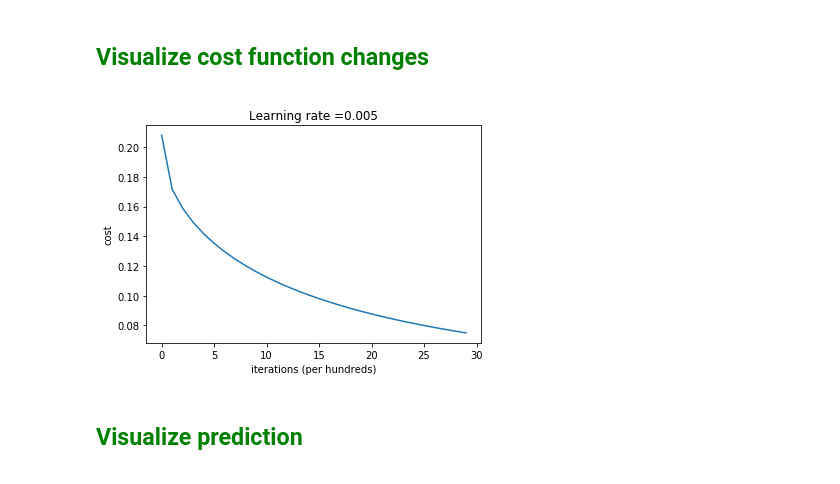
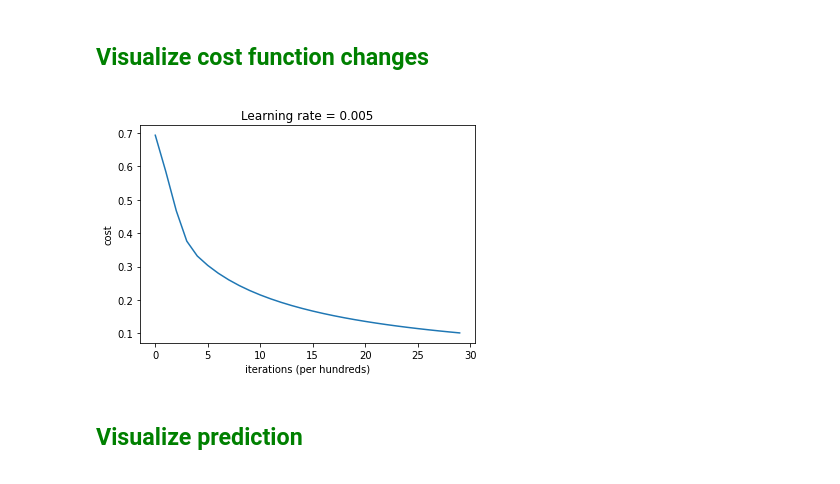
Before and after one commit to MykolaHavrylov/DS_kemp, a Jupyter notebook: lesson_7_log_regr_svm_etc/lesson_7_logistic_regression_hometask.ipynb, the cells around one changed output. Saved outputs shown, nothing was run; the diff lists cells and outputs as text; code cells hidden in the pictures.

```diff
--- a/lesson_7_log_regr_svm_etc/lesson_7_logistic_regression_hometask.ipynb
+++ b/lesson_7_log_regr_svm_etc/lesson_7_logistic_regression_hometask.ipynb
@@ -215,7 +220,7 @@ def sigmoid(z):
 
     # YOUR_CODE. Implement sigmoid function
     # START_CODE
-    g = None
+    g = 1 / (1 + np.exp(-z))
     # END_CODE
 
     return g
@@ -415,7 +422,7 @@ def optimize(w, b, X, Y, num_iterations, learning_rate, C= 1, verbose = False):
 
         # YOUR_CODE.  Call to compute cost and gradient
         # START_CODE
-        grads, cost = None, None
+        grads, cost = propagate(w, b, X, Y)
         # END_CODE
 
         # Retrieve derivatives from grads
@@ -424,8 +431,8 @@ def optimize(w, b, X, Y, num_iterations, learning_rate, C= 1, verbose = False):
 
         # YOUR_CODE.  Update paramaters
         # START_CODE
-        w = None
-        b = None
+        w = w - learning_rate * dJ_dw
+        b = b - learning_rate * dJ_db
         # END_CODE
 
         # Record the costs
@@ -484,7 +491,7 @@ db = 0.2084129285706479
 2. Convert the entries of a into 0 (if activation <= 0.5) or 1 (if activation > 0.5), store the predictions in a vector `Y_prediction`. Try to avoid `for loop`  but use  vectorized way if possible.
 # %%
 def predict(w, b, X):
-    '''
+    """
     Predict whether the label is 0 or 1 using learned logistic regression parameters (w, b)
 
     Arguments:
@@ -494,21 +501,22 @@ def predict(w, b, X):
 
     Returns:
     Y_prediction - a numpy array of shape (number of examples, 1) containing all predictions (0/1) for the examples in X
-    '''
-    m,n = X.shape
-    assert (w.shape==(1,n))
+    """
+    m, n = X.shape
+    assert w.shape == (1, n)
 
     # YOUR_CODE.  Compute "A" predicting the probabilities of a cat being present in the picture
     # START_CODE
-    A= None
+    A = sigmoid(b + X @ w.T)
     # END_CODE
 
     # YOUR_CODE.  Convert probabilities to actual predictions 0 or 1
     # START_CODE
-    Y_prediction = None
+    vectorize = np.vectorize(lambda A: 1 if A > 0.5 else 0)
+    Y_prediction = vectorize(A)
     # END_CODE
 
-    assert(Y_prediction.shape == (m, 1))
+    assert Y_prediction.shape == (m, 1)
 
     return Y_prediction
 # %% [markdown]
@@ -565,20 +573,20 @@ def model(X_train, Y_train, X_test, Y_test, num_iterations = 2000, learning_rate
     # START_CODE
 
     #  initialize parameters
-    dim = None
-    w, b = None, None
+    dim = num_px * num_px * 3
+    w, b = np.zeros((1, dim)), 0
 
     # run gradient descent
-    parameters, grads, costs = None, None,None
+    parameters, grads, costs = optimize(w, b, X_train, Y_train, num_iterations, learning_rate, verbose = False)
 
 
     # retrieve parameters w and b from dictionary "parameters"
-    w = None
-    b = None
+    w = parameters['w']
+    b = parameters['b']
 
     # predict test/train set examples
-    Y_prediction_test = None
-    Y_prediction_train = None
+    Y_prediction_test = predict(w, b, X_test)
+    Y_prediction_train = predict(w, b, X_train)
     # END_CODE
 
     # Print train/test Errors
@@ -656,14 +649,14 @@ test accuracy= 74.000%
 ##  Visualize cost function changes
 </font>
 # %%
-costs = np.squeeze(res['costs'])
+costs = np.squeeze(res["costs"])
 plt.plot(costs)
-plt.ylabel('cost')
-plt.xlabel('iterations (per hundreds)')
-plt.title("Learning rate =" + str(res["learning_rate"]))
+plt.ylabel("cost")
+plt.xlabel("iterations (per hundreds)")
+plt.title(f"Learning rate = {res['learning_rate']}")
 plt.show()
 # %% [output]
-[figure, old version]
+[figure, new version]
 # %% [markdown]
 <font color = green>
 
```
Also changed, not shown: parts of 22 cells of this notebook.
